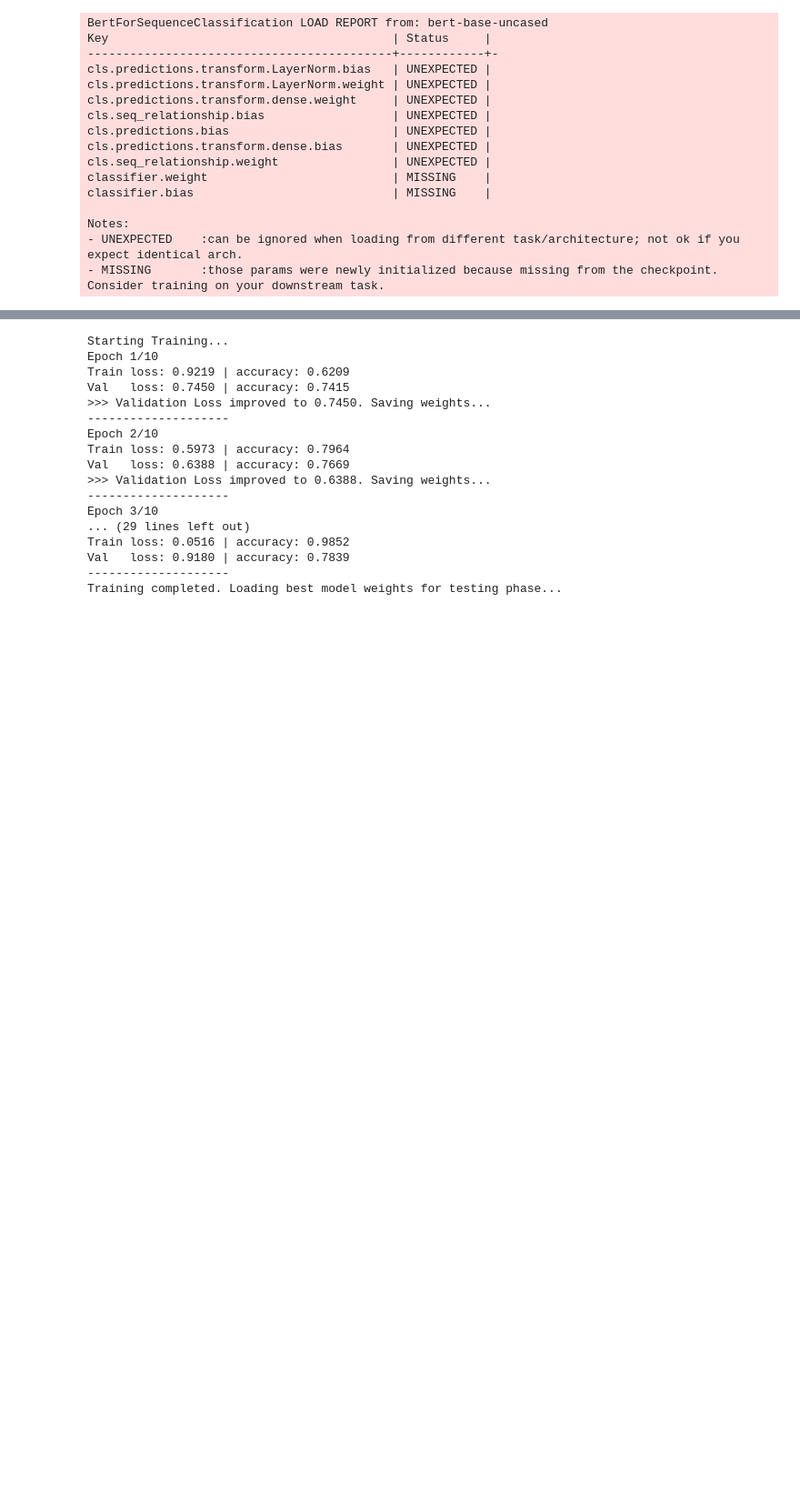
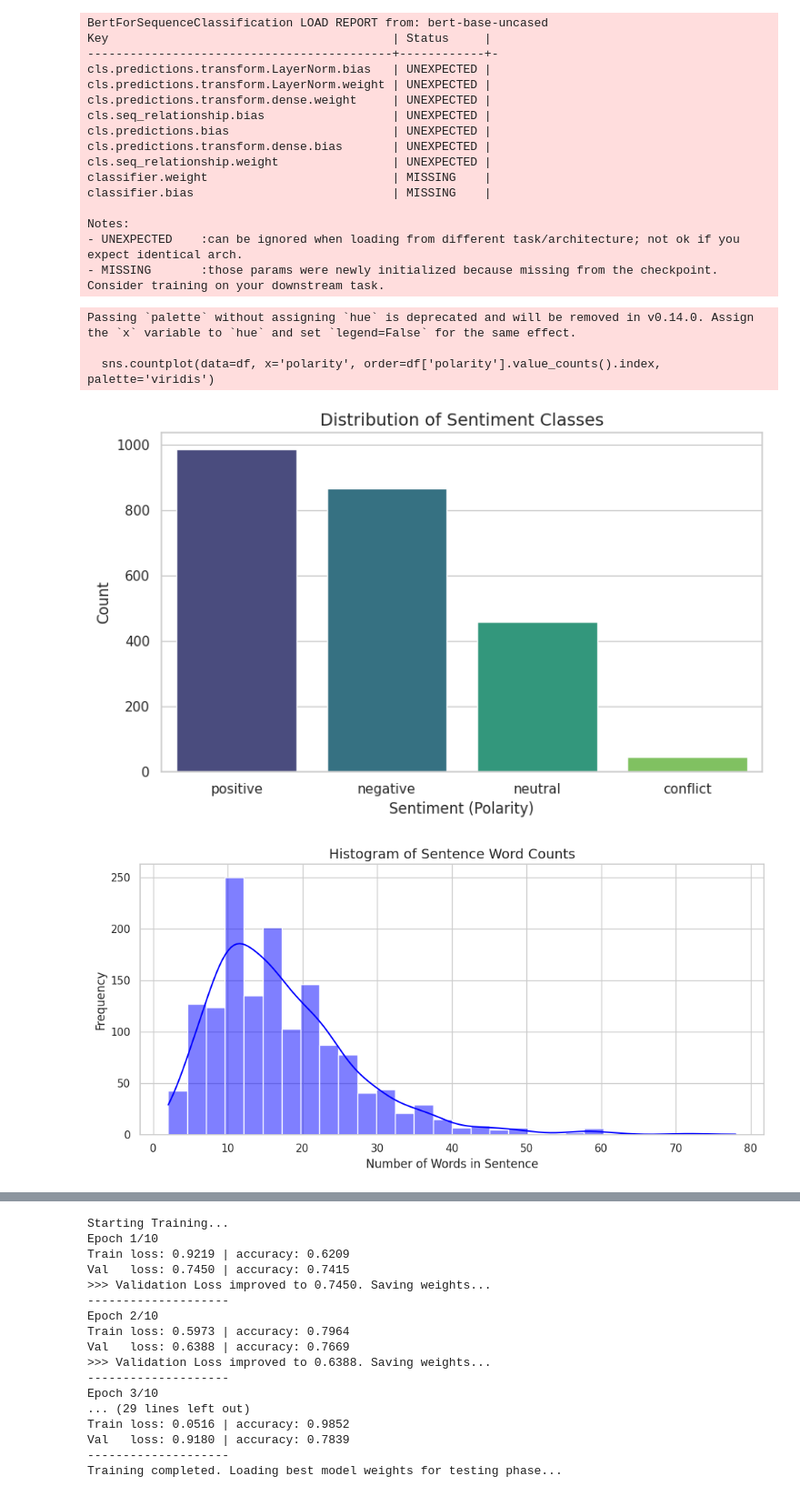
Before and after one commit to MatinB02/ML-project, a Jupyter notebook: ML_Proj.ipynb, the cells around one changed output, grey strips where cells are left out. Shown at 91% size. Drawn from its saved outputs; the diff is of its cells as text; code cells hidden in the pictures; blank space fills up the shorter version.

```diff
--- a/ML_Proj.ipynb
+++ b/ML_Proj.ipynb
@@ -105,3 +105,61 @@ classifier.bias                            | MISSING    |
 Notes:
 - UNEXPECTED    :can be ignored when loading from different task/architecture; not ok if you expect identical arch.
 - MISSING       :those params were newly initialized because missing from the checkpoint. Consider training on your downstream task.
+# %%
+import seaborn as sns
+from wordcloud import WordCloud
+
+
+df = pd.read_csv('Laptop_Train_v2.csv')
+
+sns.set_theme(style="whitegrid")
+
+
+plt.figure(figsize=(8, 5))
+
+sns.countplot(data=df, x='polarity', order=df['polarity'].value_counts().index, palette='viridis')
+plt.title('Distribution of Sentiment Classes', fontsize=14)
+plt.xlabel('Sentiment (Polarity)', fontsize=12)
+plt.ylabel('Count', fontsize=12)
+plt.tight_layout()
+plt.savefig('class_distribution.png')
+plt.show()
+
+
+unique_sentences = df[['id', 'Sentence']].drop_duplicates()
+
+unique_sentences['word_count'] = unique_sentences['Sentence'].apply(lambda x: len(str(x).split()))
+
+plt.figure(figsize=(10, 5))
+sns.histplot(data=unique_sentences, x='word_count', bins=30, kde=True, color='blue')
+plt.title('Histogram of Sentence Word Counts', fontsize=14)
+plt.xlabel('Number of Words in Sentence', fontsize=12)
+plt.ylabel('Frequency', fontsize=12)
+plt.tight_layout()
+plt.savefig('sentence_length_histogram.png')
+plt.show()
+
+
+text_aspects = " ".join(aspect for aspect in df['Aspect Term'].dropna().astype(str))
+
+wordcloud = WordCloud(
+    width=800,
+    height=400,
+    background_color='white',
+    colormap='Set2',
+    max_words=100
+).generate(text_aspects)
+
+plt.figure(figsize=(12, 6))
+plt.imshow(wordcloud, interpolation='bilinear')
+plt.axis('off')
+plt.title('Word Cloud of Aspect Terms', fontsize=16)
+plt.tight_layout()
+plt.savefig('aspects_wordcloud.png')
+plt.show()
+# %% [output]
+Passing `palette` without assigning `hue` is deprecated and will be removed in v0.14.0. Assign the `x` variable to `hue` and set `legend=False` for the same effect.
+
+  sns.countplot(data=df, x='polarity', order=df['polarity'].value_counts().index, palette='viridis')
+[figure, added]
+[figure, added]
```
Also changed, not shown: parts of 1 cell of this notebook.
